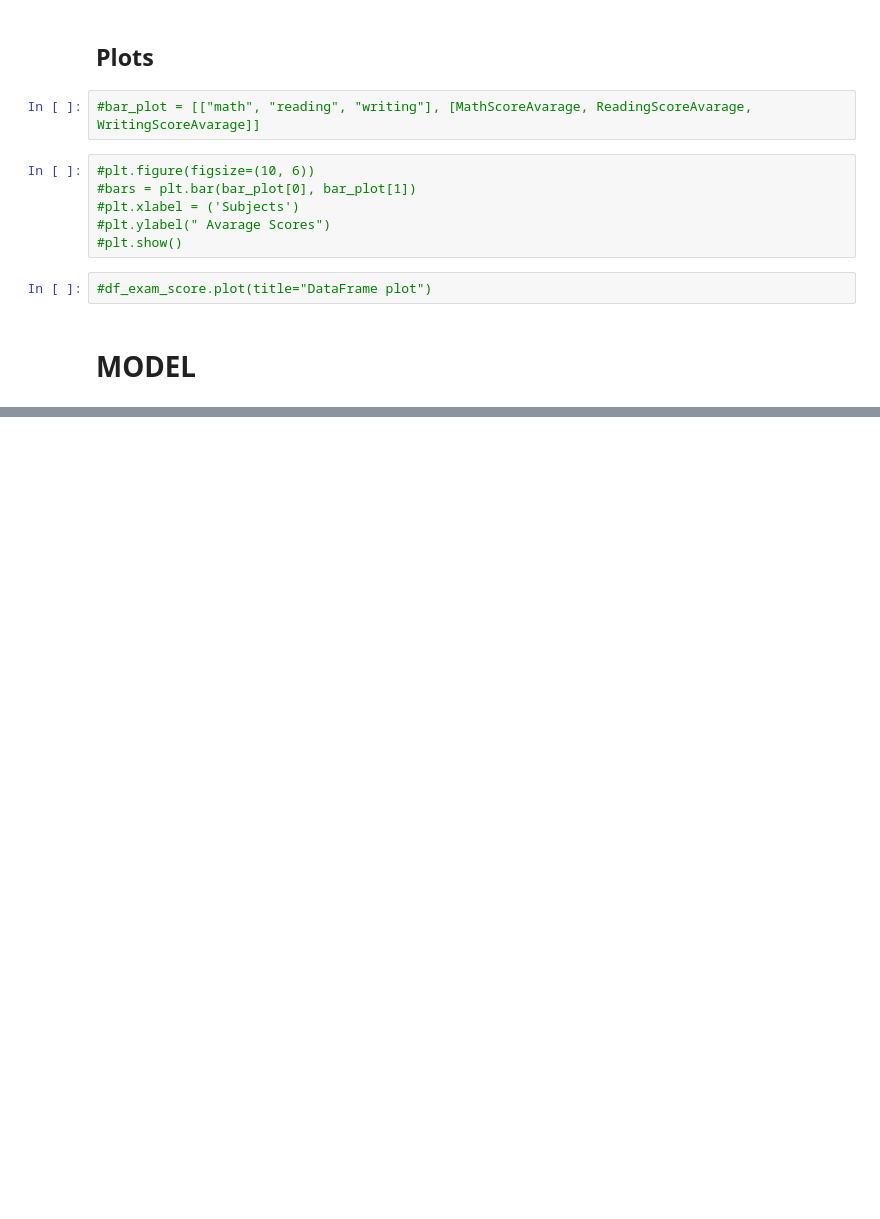
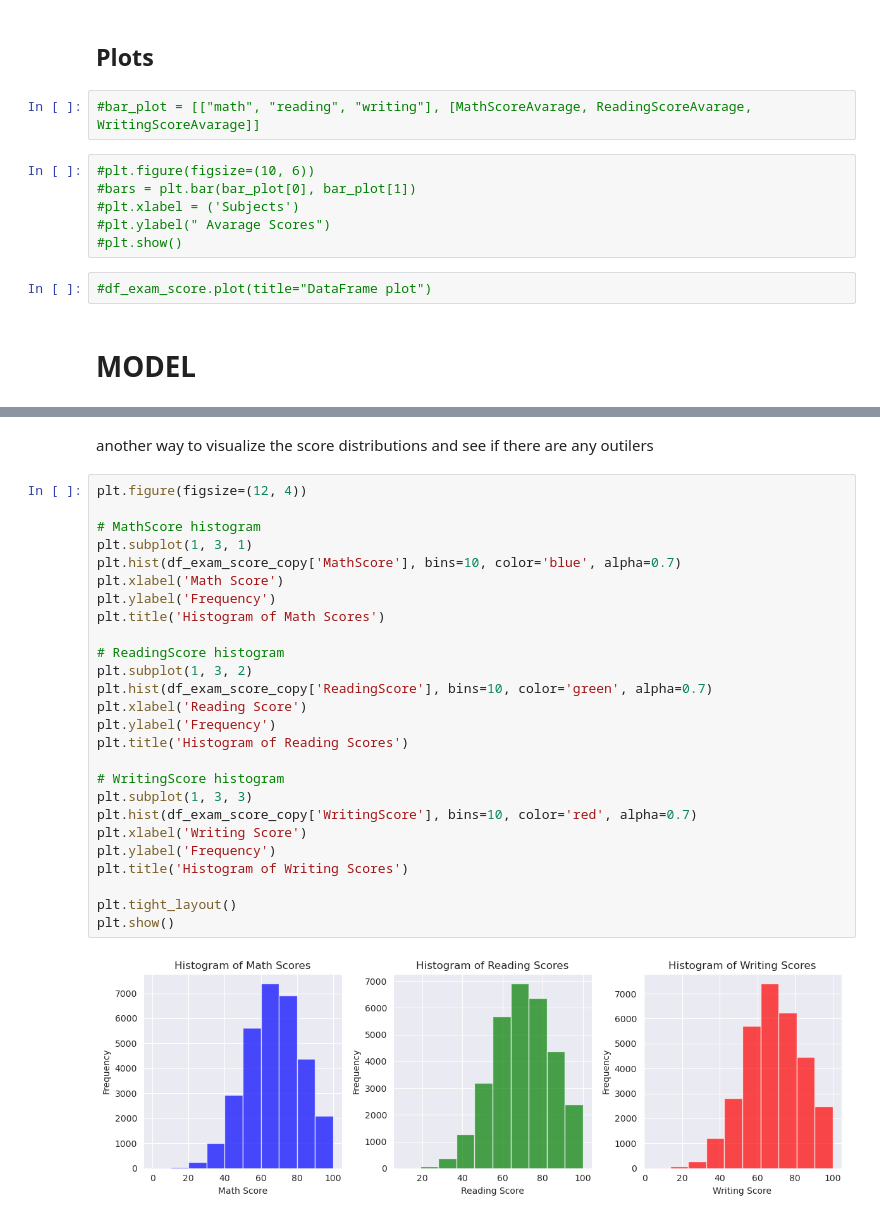
Before and after one commit to onathatice-univr/programming_final_project, a Jupyter notebook: VR503361_final_project.ipynb, the cells around one changed output, grey strips where cells are left out. Saved outputs shown, nothing was run; the diff lists cells and outputs as text; blank space fills up the shorter version.

```diff
--- a/VR503361_final_project.ipynb
+++ b/VR503361_final_project.ipynb
@@ -464,0 +512,30 @@ To enable the following instructions: AVX2 FMA, in other operations, rebuild Ten
+# %% [markdown]
+another way to visualize the score distributions and see if there are any outilers
+# %%
+plt.figure(figsize=(12, 4))
+
+# MathScore histogram
+plt.subplot(1, 3, 1)
+plt.hist(df_exam_score_copy['MathScore'], bins=10, color='blue', alpha=0.7)
+plt.xlabel('Math Score')
+plt.ylabel('Frequency')
+plt.title('Histogram of Math Scores')
+
+# ReadingScore histogram
+plt.subplot(1, 3, 2)
+plt.hist(df_exam_score_copy['ReadingScore'], bins=10, color='green', alpha=0.7)
+plt.xlabel('Reading Score')
+plt.ylabel('Frequency')
+plt.title('Histogram of Reading Scores')
+
+# WritingScore histogram
+plt.subplot(1, 3, 3)
+plt.hist(df_exam_score_copy['WritingScore'], bins=10, color='red', alpha=0.7)
+plt.xlabel('Writing Score')
+plt.ylabel('Frequency')
+plt.title('Histogram of Writing Scores')
+
+plt.tight_layout()
+plt.show()
+# %% [output]
+[figure, added]
```
Also changed, not shown: parts of 34 cells of this notebook.
